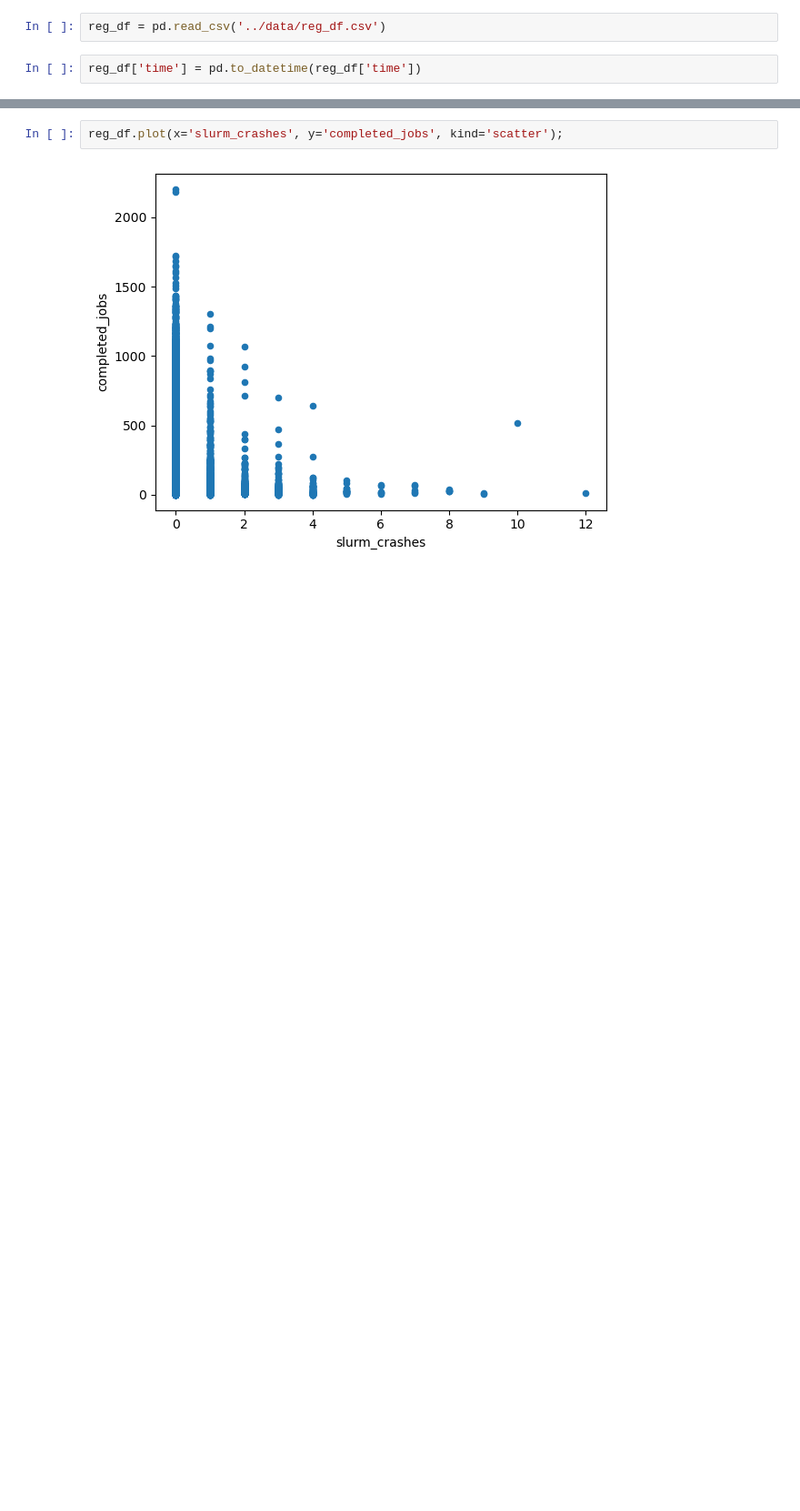
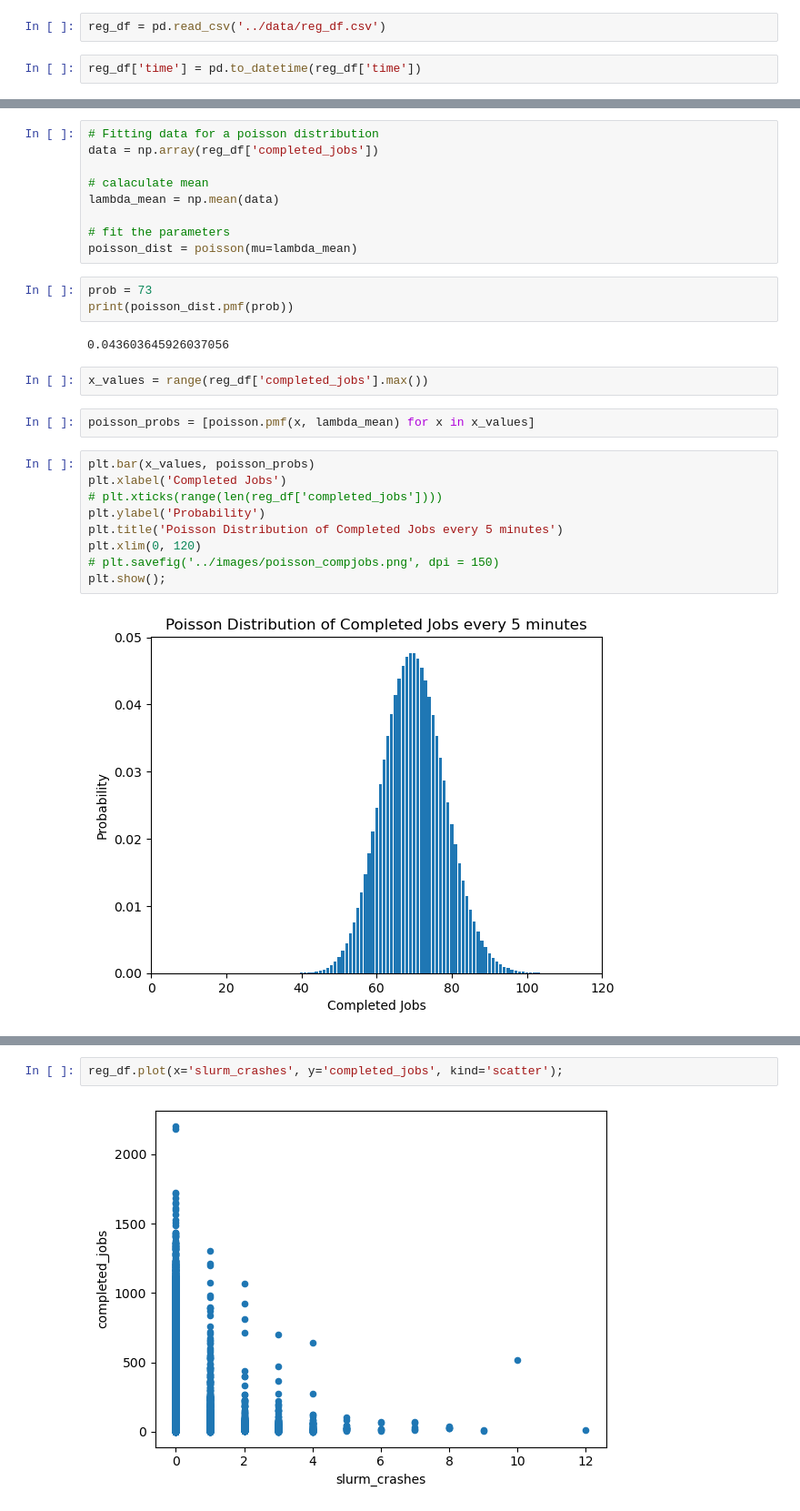
Before and after one commit to nss-data-science-cohort-8/nss-data-science-cohort-8-classroom-accre-accre, a Jupyter notebook: notebooks/regression_ready.ipynb, the cells around one changed output, grey strips where cells are left out. Shown at 91% size. Drawn from its saved outputs; the diff is of its cells as text; blank space fills up the shorter version.

```diff
--- a/notebooks/regression_ready.ipynb
+++ b/notebooks/regression_ready.ipynb
@@ -40,0 +43,29 @@ reg_df
+# %%
+# Fitting data for a poisson distribution
+data = np.array(reg_df['completed_jobs'])
+
+# calaculate mean
+lambda_mean = np.mean(data)
+
+# fit the parameters
+poisson_dist = poisson(mu=lambda_mean)
+# %%
+prob = 73
+print(poisson_dist.pmf(prob))
+# %% [output]
+0.043603645926037056
+# %%
+x_values = range(reg_df['completed_jobs'].max())
+# %%
+poisson_probs = [poisson.pmf(x, lambda_mean) for x in x_values]
+# %%
+plt.bar(x_values, poisson_probs)
+plt.xlabel('Completed Jobs')
+# plt.xticks(range(len(reg_df['completed_jobs'])))
+plt.ylabel('Probability')
+plt.title('Poisson Distribution of Completed Jobs every 5 minutes')
+plt.xlim(0, 120)
+# plt.savefig('../images/poisson_compjobs.png', dpi = 150)
+plt.show();
+# %% [output]
+[figure, added]
```
Also changed, not shown: parts of 10 cells of this notebook.
